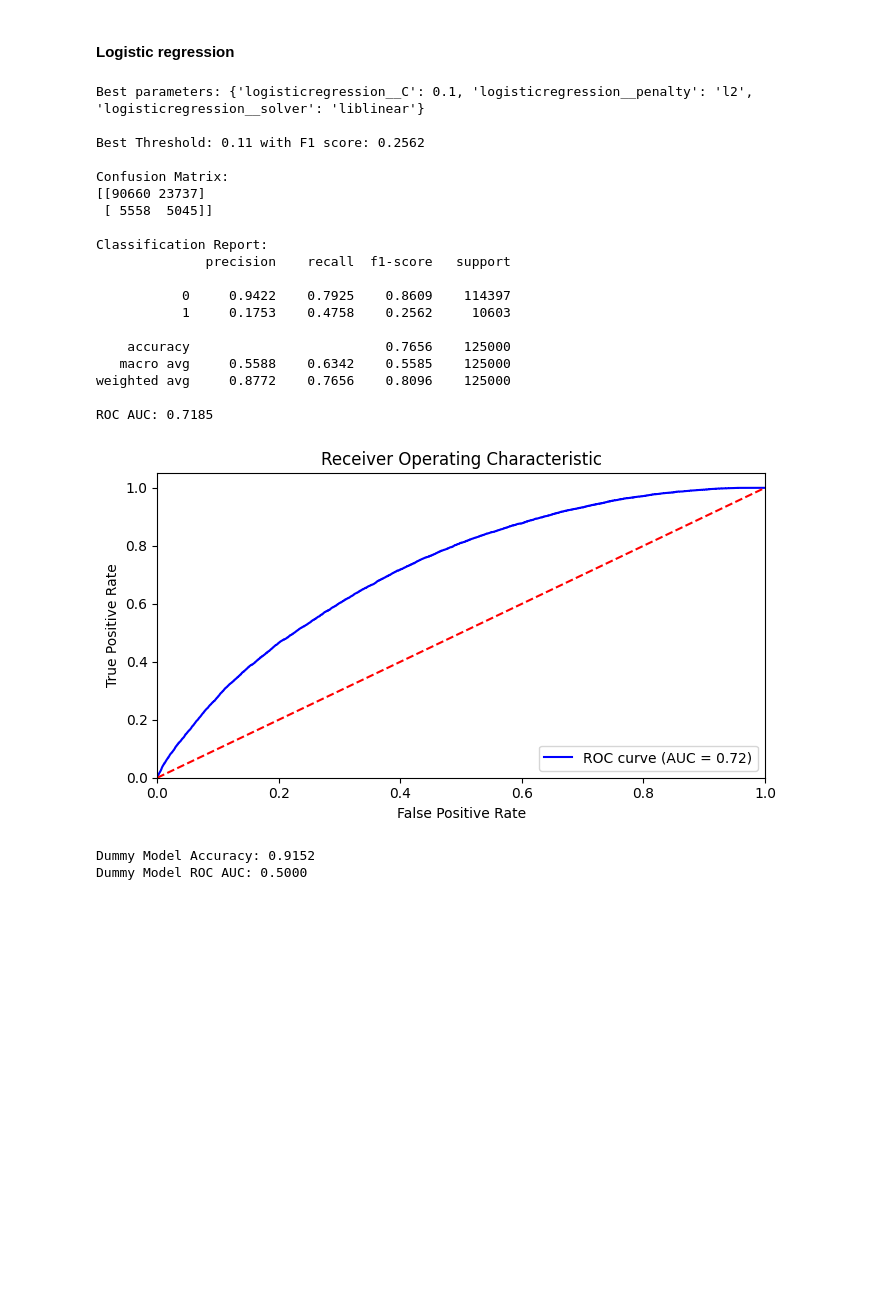
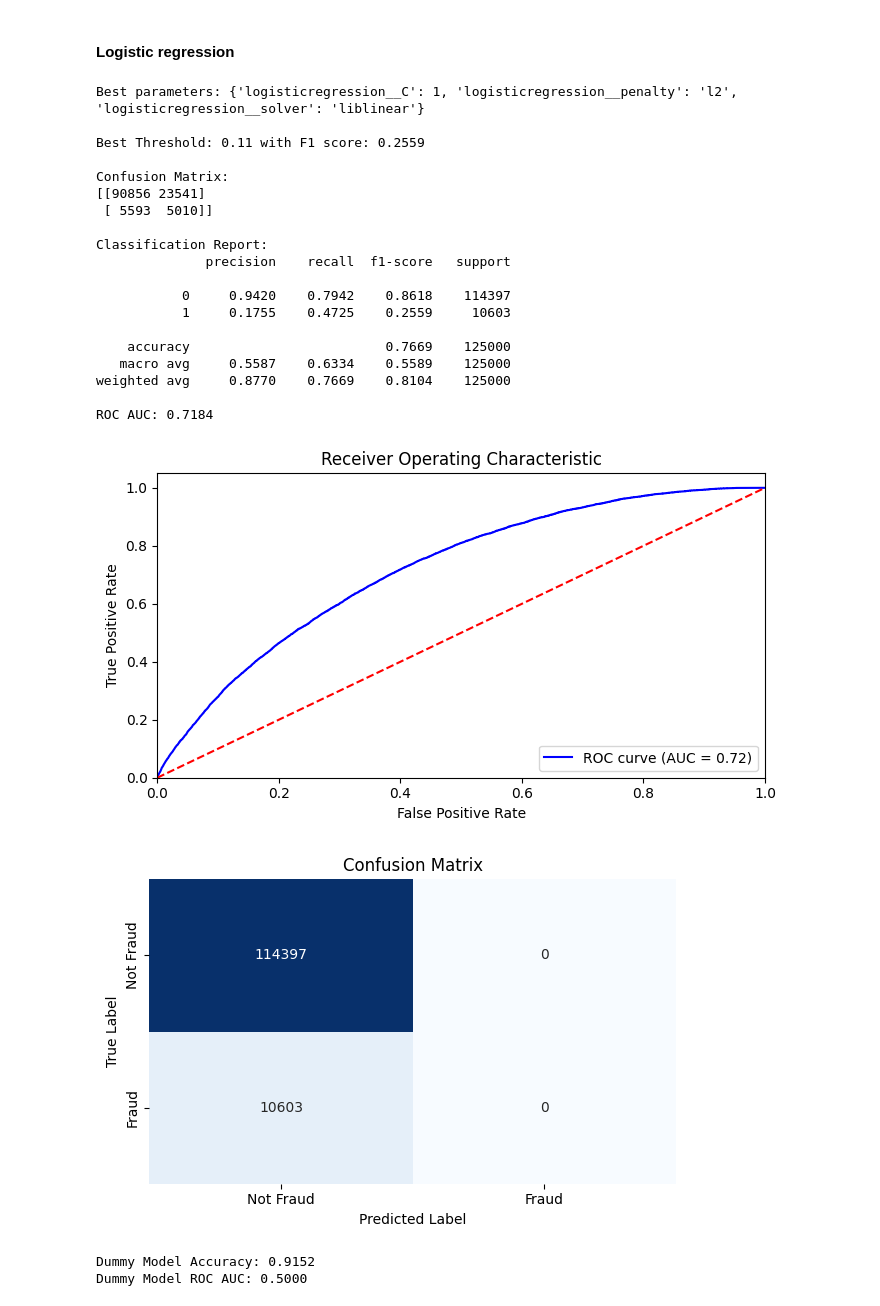
Before and after one commit to b-szczesniak/hackathon-entry, a Jupyter notebook: src/notebooks/model.ipynb, the cells around one changed output. Cells and saved outputs as stored; diff of their text form; code cells hidden in the pictures; blank space fills up the shorter version.

```diff
--- a/src/notebooks/model.ipynb
+++ b/src/notebooks/model.ipynb
@@ -132,7 +126,7 @@ plt.show()
 # ^^^
 pipeline = make_pipeline(
     StandardScaler(),
-    LogisticRegression(max_iter=3000, random_state=42)
+    LogisticRegression(max_iter=5000, random_state=42)
 )
 param_grid = {
     'logisticregression__C': [0.01, 0.1, 1, 10, 100],
@@ -169,41 +163,42 @@ print(classification_report(y_test, y_pred, digits=4))
 print(f"ROC AUC: {roc_auc_score(y_test, y_pred_prob):.4f}")
 plot_roc(y_test, y_pred_prob)
 # %% [output]
-Best parameters: {'logisticregression__C': 0.1, 'logisticregression__penalty': 'l2', 'logisticregression__solver': 'liblinear'}
+Best parameters: {'logisticregression__C': 1, 'logisticregression__penalty': 'l2', 'logisticregression__solver': 'liblinear'}
 
-Best Threshold: 0.11 with F1 score: 0.2562
+Best Threshold: 0.11 with F1 score: 0.2559
 
 Confusion Matrix:
-[[90660 23737]
- [ 5558  5045]]
+[[90856 23541]
+ [ 5593  5010]]
 
 Classification Report:
               precision    recall  f1-score   support
 
-           0     0.9422    0.7925    0.8609    114397
-           1     0.1753    0.4758    0.2562     10603
+           0     0.9420    0.7942    0.8618    114397
+           1     0.1755    0.4725    0.2559     10603
 
-    accuracy                         0.7656    125000
-   macro avg     0.5588    0.6342    0.5585    125000
-weighted avg     0.8772    0.7656    0.8096    125000
+    accuracy                         0.7669    125000
+   macro avg     0.5587    0.6334    0.5589    125000
+weighted avg     0.8770    0.7669    0.8104    125000
 
-ROC AUC: 0.7185
+ROC AUC: 0.7184
 [figure]
 # %%
 from sklearn.dummy import DummyClassifier
 from sklearn.metrics import accuracy_score
 
 dummy_model = DummyClassifier(strategy="most_frequent")
 dummy_model.fit(X_train, y_train)
 
 dummy_y_pred = dummy_model.predict(X_test)
 dummy_y_pred_prob = dummy_model.predict_proba(X_test)[:, 1]
-
+plot_confusion_matrix(y_test, dummy_y_pred)
 dummy_accuracy = accuracy_score(y_test, dummy_y_pred)
 dummy_roc_auc = roc_auc_score(y_test, dummy_y_pred_prob)
 
 print(f"Dummy Model Accuracy: {dummy_accuracy:.4f}")
 print(f"Dummy Model ROC AUC: {dummy_roc_auc:.4f}")
 # %% [output]
+[figure, added]
 Dummy Model Accuracy: 0.9152
 Dummy Model ROC AUC: 0.5000
```
Also changed, not shown: parts of 7 cells of this notebook, 3 other files.
